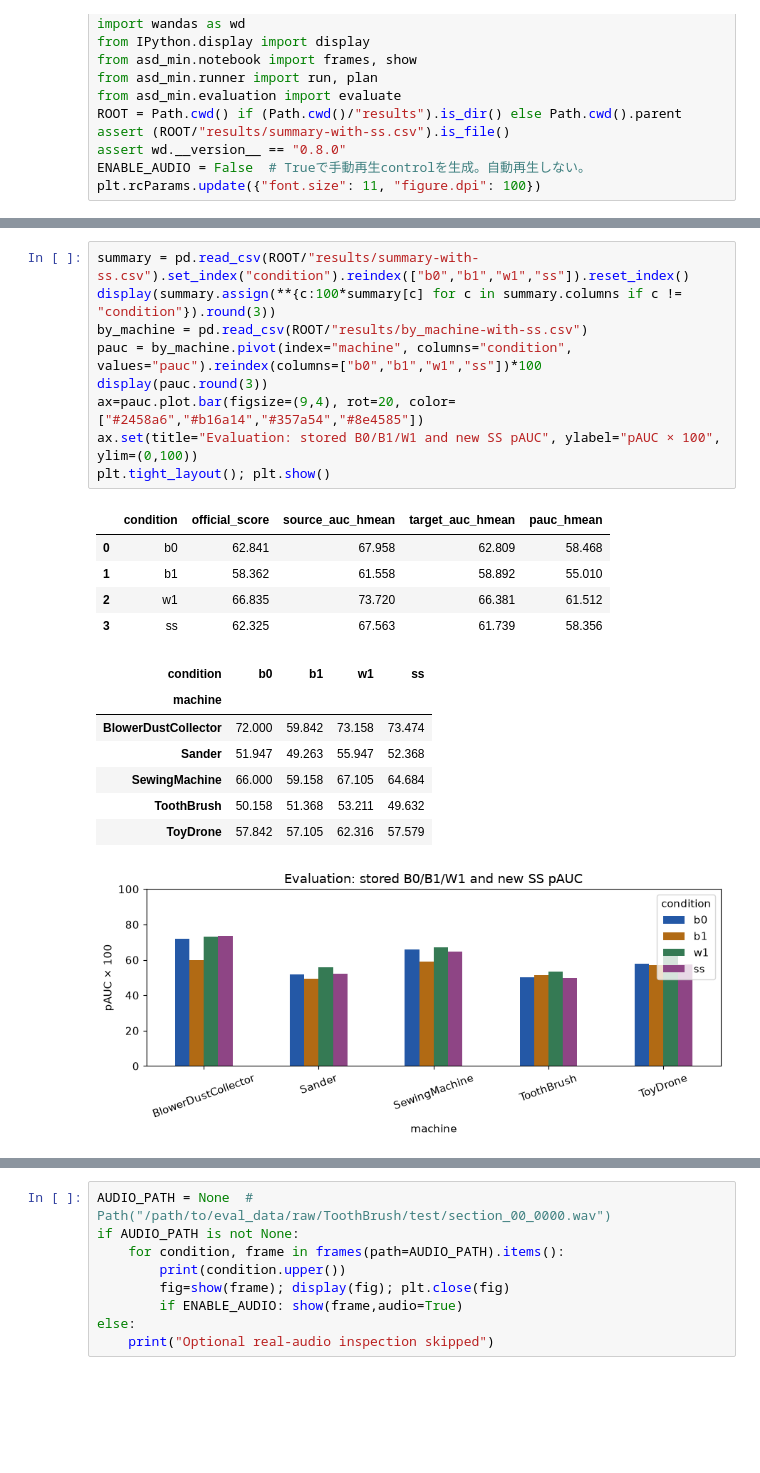
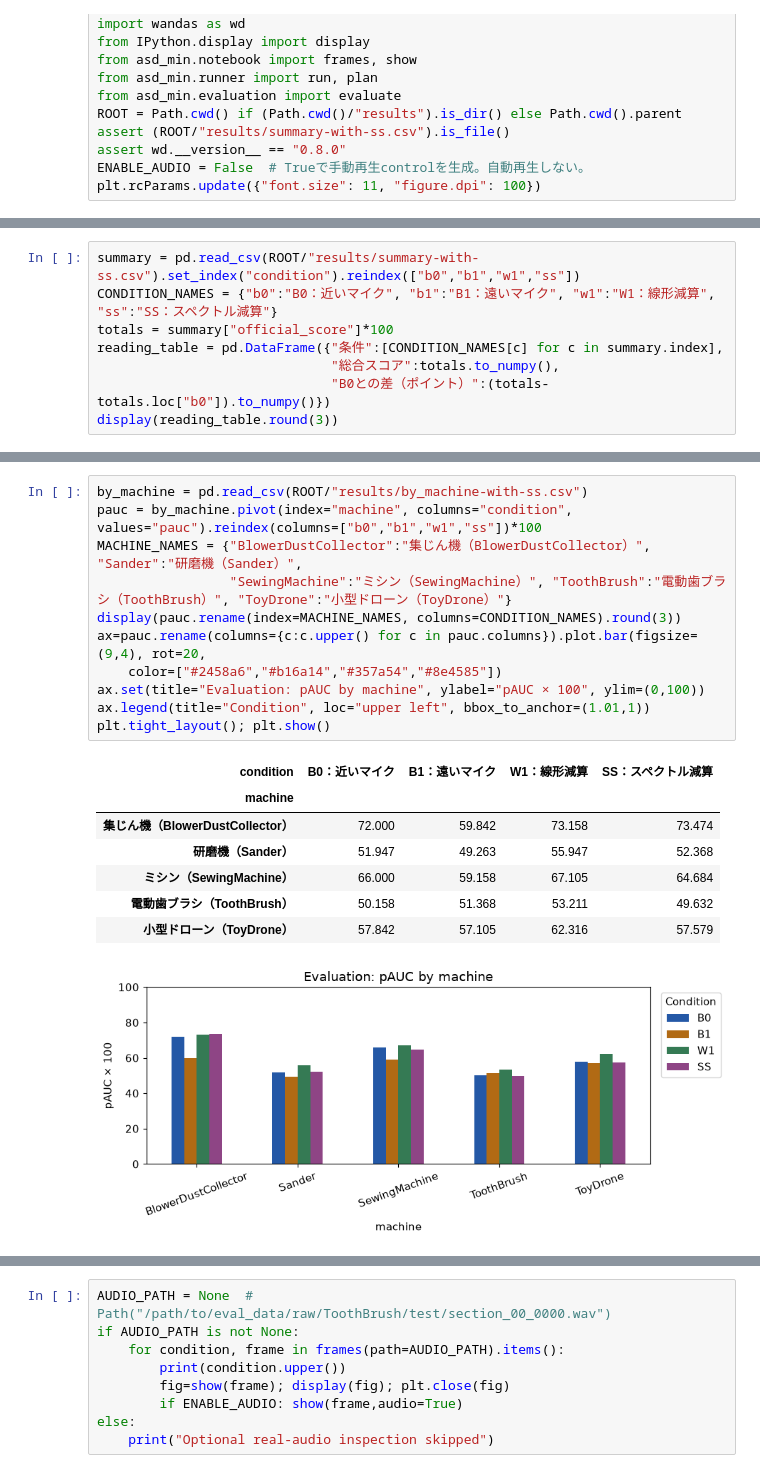
Before and after one commit to kasahart/asd-experiments, a Jupyter notebook: notebooks/02_b0_b1_w1_ss.ipynb, the cells around one changed output, grey strips where cells are left out. Drawn from its saved outputs; the diff is of its cells as text; blank space fills up the shorter version.

Commit message:
Guide article readers through results and synthetic demos

```diff
--- a/notebooks/02_b0_b1_w1_ss.ipynb
+++ b/notebooks/02_b0_b1_w1_ss.ipynb
@@ -31,0 +39,8 @@ source AUCはsource正常音と両domainすべての異常音、target AUCはtar
+# %%
+summary = pd.read_csv(ROOT/"results/summary-with-ss.csv").set_index("condition").reindex(["b0","b1","w1","ss"])
+CONDITION_NAMES = {"b0":"B0：近いマイク", "b1":"B1：遠いマイク", "w1":"W1：線形減算", "ss":"SS：スペクトル減算"}
+totals = summary["official_score"]*100
+reading_table = pd.DataFrame({"条件":[CONDITION_NAMES[c] for c in summary.index],
+                              "総合スコア":totals.to_numpy(),
+                              "B0との差（ポイント）":(totals-totals.loc["b0"]).to_numpy()})
+display(reading_table.round(3))
@@ -32,23 +59,20 @@ source AUCはsource正常音と両domainすべての異常音、target AUCはtar
 # %%
-summary = pd.read_csv(ROOT/"results/summary-with-ss.csv").set_index("condition").reindex(["b0","b1","w1","ss"]).reset_index()
-display(summary.assign(**{c:100*summary[c] for c in summary.columns if c != "condition"}).round(3))
 by_machine = pd.read_csv(ROOT/"results/by_machine-with-ss.csv")
 pauc = by_machine.pivot(index="machine", columns="condition", values="pauc").reindex(columns=["b0","b1","w1","ss"])*100
-display(pauc.round(3))
-ax=pauc.plot.bar(figsize=(9,4), rot=20, color=["#2458a6","#b16a14","#357a54","#8e4585"])
-ax.set(title="Evaluation: stored B0/B1/W1 and new SS pAUC", ylabel="pAUC × 100", ylim=(0,100))
+MACHINE_NAMES = {"BlowerDustCollector":"集じん機（BlowerDustCollector）", "Sander":"研磨機（Sander）",
+                 "SewingMachine":"ミシン（SewingMachine）", "ToothBrush":"電動歯ブラシ（ToothBrush）", "ToyDrone":"小型ドローン（ToyDrone）"}
+display(pauc.rename(index=MACHINE_NAMES, columns=CONDITION_NAMES).round(3))
+ax=pauc.rename(columns={c:c.upper() for c in pauc.columns}).plot.bar(figsize=(9,4), rot=20,
+    color=["#2458a6","#b16a14","#357a54","#8e4585"])
+ax.set(title="Evaluation: pAUC by machine", ylabel="pAUC × 100", ylim=(0,100))
+ax.legend(title="Condition", loc="upper left", bbox_to_anchor=(1.01,1))
 plt.tight_layout(); plt.show()
 # %% [output]
-|  | condition | official_score | source_auc_hmean | target_auc_hmean | pauc_hmean |
-| 0 | b0 | 62.841 | 67.958 | 62.809 | 58.468 |
-| 1 | b1 | 58.362 | 61.558 | 58.892 | 55.010 |
-| 2 | w1 | 66.835 | 73.720 | 66.381 | 61.512 |
-| 3 | ss | 62.325 | 67.563 | 61.739 | 58.356 |
+| condition | B0：近いマイク | B1：遠いマイク | W1：線形減算 | SS：スペクトル減算 |
+| machine |  |  |  |  |
+| 集じん機（BlowerDustCollector） | 72.000 | 59.842 | 73.158 | 73.474 |
+| 研磨機（Sander） | 51.947 | 49.263 | 55.947 | 52.368 |
+| ミシン（SewingMachine） | 66.000 | 59.158 | 67.105 | 64.684 |
+| 電動歯ブラシ（ToothBrush） | 50.158 | 51.368 | 53.211 | 49.632 |
+| 小型ドローン（ToyDrone） | 57.842 | 57.105 | 62.316 | 57.579 |
-| condition | b0 | b1 | w1 | ss |
-| machine |  |  |  |  |
-| BlowerDustCollector | 72.000 | 59.842 | 73.158 | 73.474 |
-| Sander | 51.947 | 49.263 | 55.947 | 52.368 |
-| SewingMachine | 66.000 | 59.158 | 67.105 | 64.684 |
-| ToothBrush | 50.158 | 51.368 | 53.211 | 49.632 |
-| ToyDrone | 57.842 | 57.105 | 62.316 | 57.579 |
-[figure, old version]
+[figure, new version]
```
Also changed, not shown: parts of 26 cells of this notebook, 1 other file.
